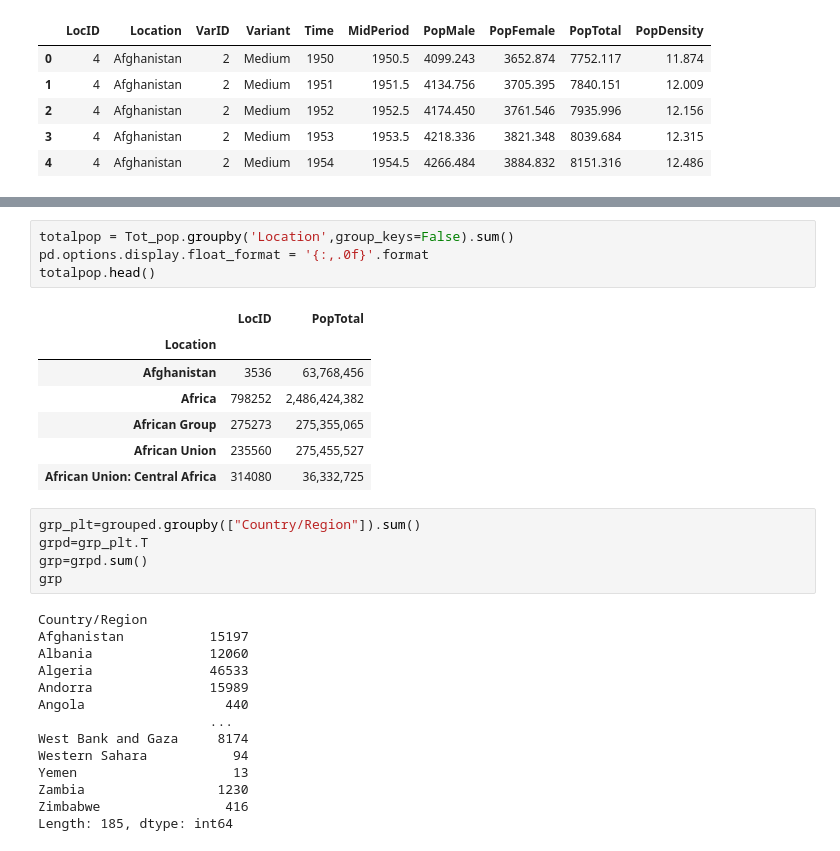
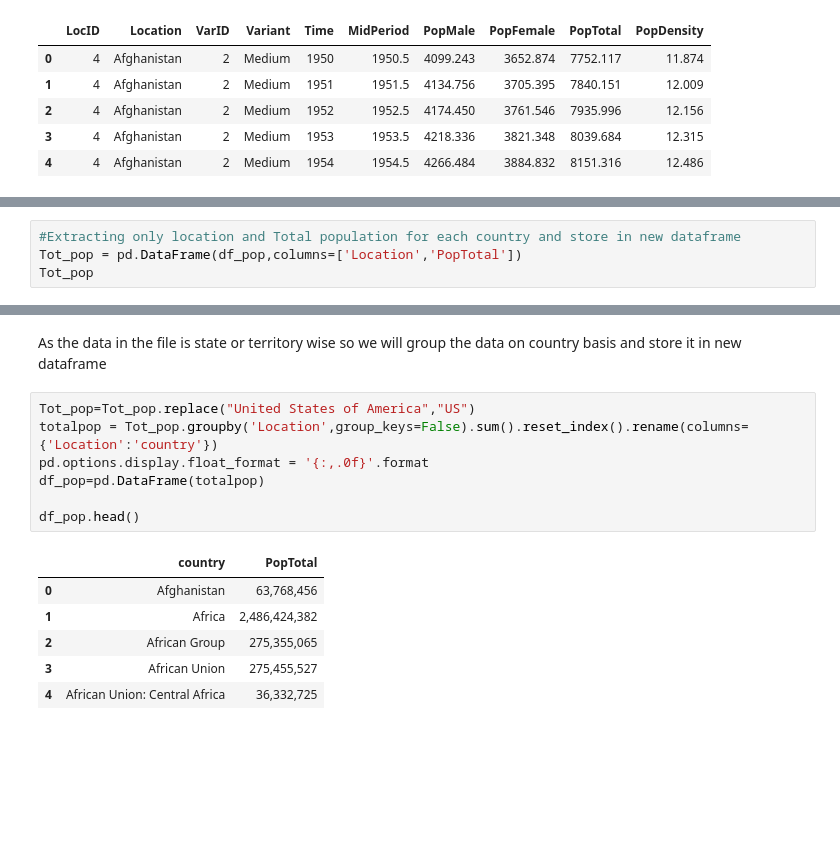
Before and after one commit to NSoni25/Portfolio_repository, a Jupyter notebook: Portfolio 2.ipynb, the cells around one changed output, grey strips where cells are left out. Cells and saved outputs as stored; diff of their text form; blank space fills up the shorter version.

```diff
--- a/Portfolio 2.ipynb
+++ b/Portfolio 2.ipynb
@@ -186,0 +156,4 @@ Tot_pop
+# %%
+#Extracting only location and Total population for each country and store in new dataframe
+Tot_pop = pd.DataFrame(df_pop,columns=['Location','PopTotal'])
+Tot_pop
@@ -187,31 +174,16 @@ Tot_pop
+# %% [markdown]
+As the  data in the file is state or territory wise so we will group the data on country basis and store it in new dataframe
 # %%
-totalpop = Tot_pop.groupby('Location',group_keys=False).sum()
+Tot_pop=Tot_pop.replace("United States of America","US")
+totalpop = Tot_pop.groupby('Location',group_keys=False).sum().reset_index().rename(columns={'Location':'country'})
 pd.options.display.float_format = '{:,.0f}'.format
-totalpop.head()
+df_pop=pd.DataFrame(totalpop)
+
+df_pop.head()
 # %% [output]
-|  | LocID | PopTotal |
-| Location |  |  |
-| Afghanistan | 3536 | 63,768,456 |
-| Africa | 798252 | 2,486,424,382 |
-| African Group | 275273 | 275,355,065 |
-| African Union | 235560 | 275,455,527 |
-| African Union: Central Africa | 314080 | 36,332,725 |
+|  | country | PopTotal |
+| 0 | Afghanistan | 63,768,456 |
+| 1 | Africa | 2,486,424,382 |
+| 2 | African Group | 275,355,065 |
+| 3 | African Union | 275,455,527 |
+| 4 | African Union: Central Africa | 36,332,725 |
-# %%
-grp_plt=grouped.groupby(["Country/Region"]).sum()
-grpd=grp_plt.T
-grp=grpd.sum()
-grp
-# %% [output]
-Country/Region
-Afghanistan           15197
-Albania               12060
-Algeria               46533
-Andorra               15989
-Angola                  440
-                      ...
-West Bank and Gaza     8174
-Western Sahara           94
-Yemen                    13
-Zambia                 1230
-Zimbabwe                416
-Length: 185, dtype: int64
```
Also changed, not shown: parts of 48 cells of this notebook.
